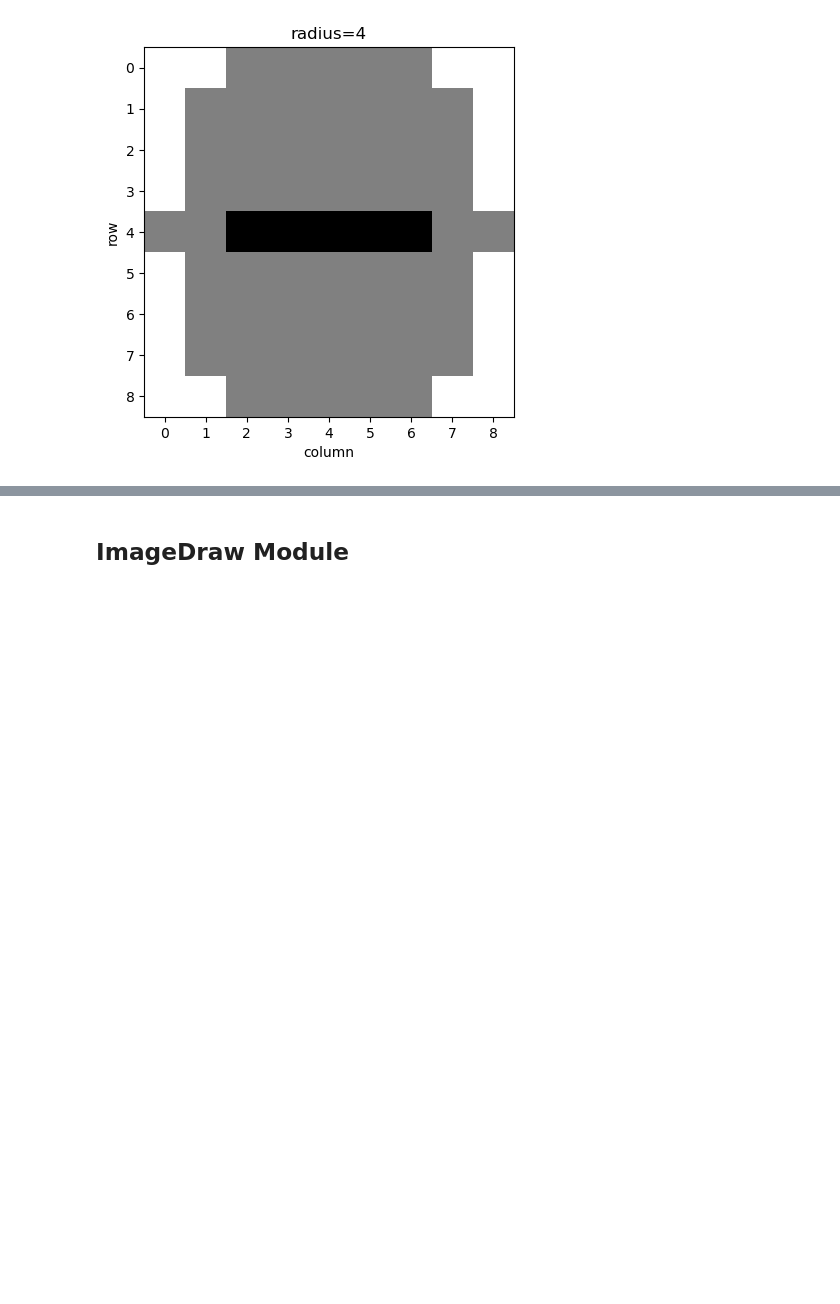
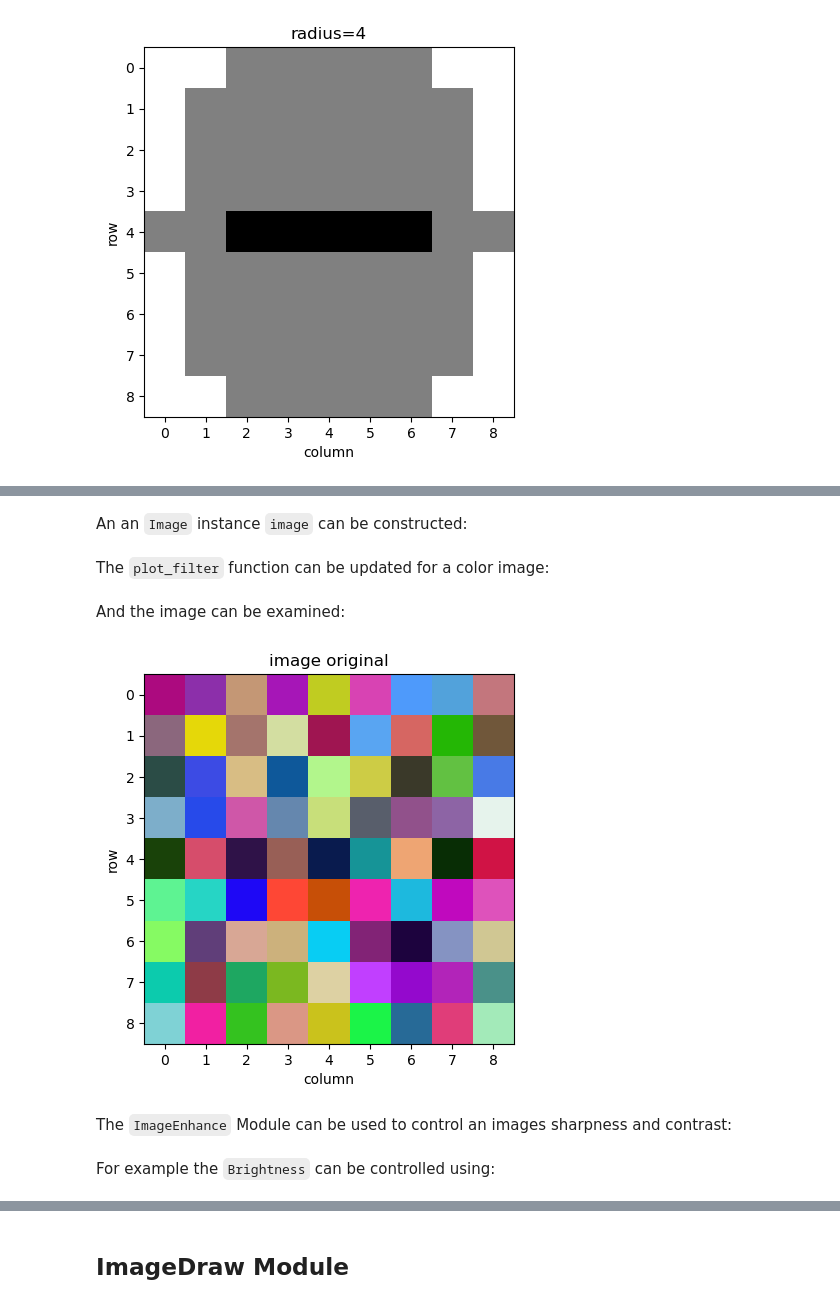
Before and after one commit to PhilipYip1988/python-notebooks, a Jupyter notebook: pillow_library/notebook.ipynb, the cells around one changed output, grey strips where cells are left out. Drawn from its saved outputs; the diff is of its cells as text; code cells hidden in the pictures; blank space fills up the shorter version.

````diff
--- a/pillow_library/notebook.ipynb
+++ b/pillow_library/notebook.ipynb
@@ -566,0 +577,25 @@ ImageEnhance ImageTransform ImageMath
+# %%
+image_data = random.randint(low=0, high=256, size=(9, 9, 3), dtype='uint8')
+# %% [markdown]
+An an ```Image``` instance ```image``` can be constructed:
+# %%
+image_original = Image.fromarray(image_data)
+# %% [markdown]
+The ```plot_filter``` function can be updated for a color image:
+# %%
+def plot_filter(image, title):
+    fig, ax = plt.subplots();
+    ax.imshow(image);
+    ax.set_xticks(np.arange(9), [str(i) for i in range(9)]);
+    ax.set_yticks(np.arange(9), [str(i) for i in range(9)]);
+    ax.set_xlabel('column');
+    ax.set_ylabel('row');
+    ax.set_title(title);
+# %% [markdown]
+And the image can be examined:
+# %%
+plot_filter(image_original, title='image original')
+# %% [output]
+[figure, added]
+# %% [markdown]
+The ```ImageEnhance``` Module can be used to control an images sharpness and contrast:
@@ -566,0 +604,2 @@ ImageEnhance ImageTransform ImageMath
+# %% [markdown]
+For example the ```Brightness``` can be controlled using:
````
Also changed, not shown: parts of 32 cells of this notebook.
